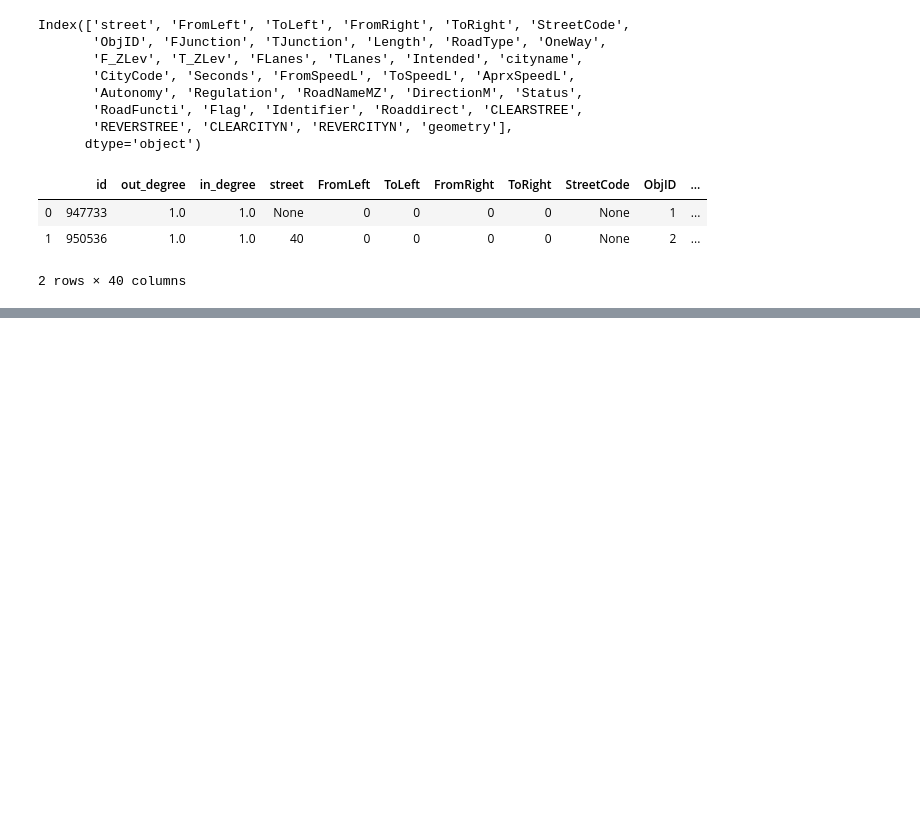
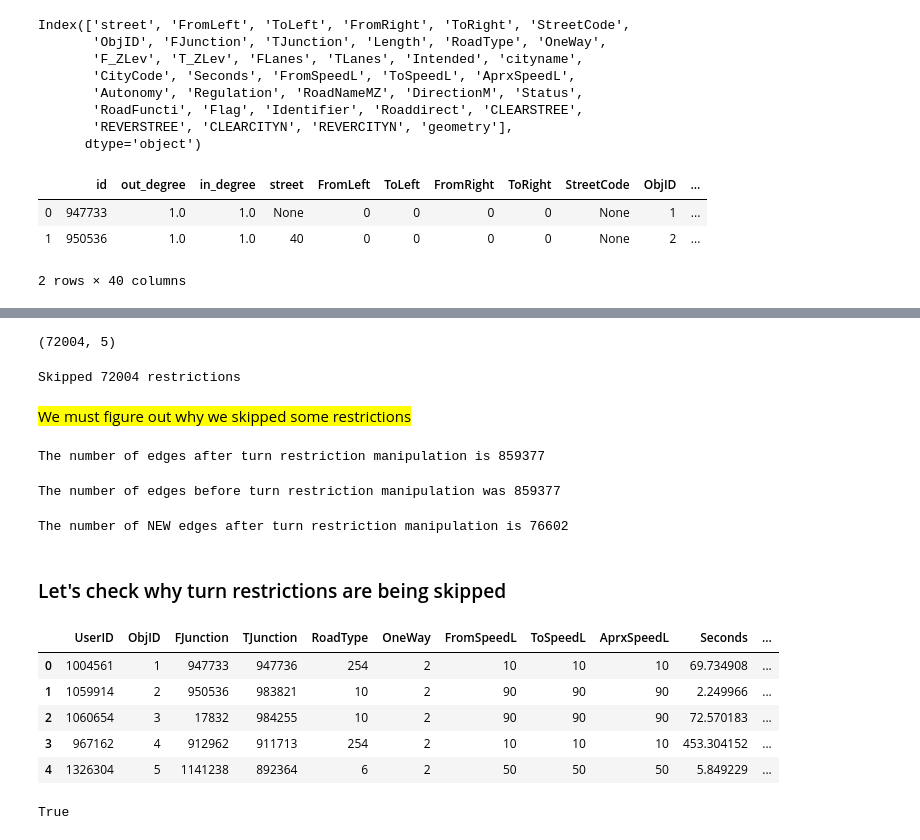
Before and after one commit to daniellebs/accessibility-vis, a Jupyter notebook: data_processing/notebooks/explore_mapa_data.ipynb, the cells around one changed output, grey strips where cells are left out. Drawn from its saved outputs; the diff is of its cells as text; code cells hidden in the pictures; blank space fills up the shorter version.

```diff
--- a/data_processing/notebooks/explore_mapa_data.ipynb
+++ b/data_processing/notebooks/explore_mapa_data.ipynb
@@ -187,0 +327,6 @@ middle_nodes_df = middle_nodes_df.merge(roads_df, how='left', left_on='id', righ
+# %%
+turn_restrict_df.shape
+# %% [output]
+(72004, 5)
+# %%
+shape_edges_df = shape_edges_df.reset_index()
@@ -187,0 +335,74 @@ middle_nodes_df = middle_nodes_df.merge(roads_df, how='left', left_on='id', righ
+# %%
+skipped_restrictions = []
+for i, restrict in turn_restrict_df.iterrows():
+    u = str(get_edge_other_node(restrict['einterval'], restrict['junctionid']))
+    v = str(restrict['junctionid'])
+    w = str(get_edge_other_node(restrict['xinterval'], restrict['junctionid']))
+
+    # if no edge (u,v) or (v,w) then the restriction is already enforced
+    if ((u not in adjacency_list) or (v not in adjacency_list[u]) or
+        (v not in adjacency_list) or (w not in adjacency_list[v])):
+        skipped_restrictions.append(restrict)
+        continue
+
+    # add a new node v_u with a new edge (u, v_u)
+    v_u = v + '_' + u
+    adjacency_list[v_u] = dict()
+    adjacency_list[u][v_u] = adjacency_list[u][v]
+
+    # remove (u,v)
+    del adjacency_list[u][v]
+
+
+    # for each edge (v,x) where x!=w add (v_u, x)
+    for x in adjacency_list[v]:
+        if x == w:
+            continue
+        adjacency_list[v_u][x] = adjacency_list[v][x]
+
+print(f'Skipped {len(skipped_restrictions)} restrictions')
+# %% [output]
+Skipped 72004 restrictions
+# %% [markdown]
+<span style="background-color: #FFFF00">We must figure out why we skipped some restrictions</span>
+# %%
+num_edges = 0
+for s, targets in adjacency_list.items():
+    for t in targets:
+        num_edges += 1
+
+print(f'The number of edges after turn restriction manipulation is {num_edges}')
+# %% [output]
+The number of edges after turn restriction manipulation is 859377
+# %%
+print(f'The number of edges before turn restriction manipulation was {len(edges_dict)}')
+# %% [output]
+The number of edges before turn restriction manipulation was 859377
+# %%
+num_new_edges = 0
+for s, targets in adjacency_list.items():
+    if '_' not in s:
+        # we don't care about 'regular' source nodes, only newly added
+        continue
+    for t in targets:
+        num_new_edges += 1
+
+print(f'The number of NEW edges after turn restriction manipulation is {num_new_edges}')
+# %% [output]
+The number of NEW edges after turn restriction manipulation is 76602
+# %% [markdown]
+### Let's check why turn restrictions are being skipped
+# %%
+shape_edges_df.head()
+# %% [output]
+|  | UserID | ObjID | FJunction | TJunction | RoadType | OneWay | FromSpeedL | ToSpeedL | AprxSpeedL | Seconds | ... |
+| 0 | 1004561 | 1 | 947733 | 947736 | 254 | 2 | 10 | 10 | 10 | 69.734908 | ... |
+| 1 | 1059914 | 2 | 950536 | 983821 | 10 | 2 | 90 | 90 | 90 | 2.249966 | ... |
+| 2 | 1060654 | 3 | 17832 | 984255 | 10 | 2 | 90 | 90 | 90 | 72.570183 | ... |
+| 3 | 967162 | 4 | 912962 | 911713 | 254 | 2 | 10 | 10 | 10 | 453.304152 | ... |
+| 4 | 1326304 | 5 | 1141238 | 892364 | 6 | 2 | 50 | 50 | 50 | 5.849229 | ... |
+# %%
+a = shape_edges_df[shape_edges_df['FJunction'] == 0]
+a.empty
+# %% [output]
+True
```
Also changed, not shown: parts of 29 cells of this notebook.
